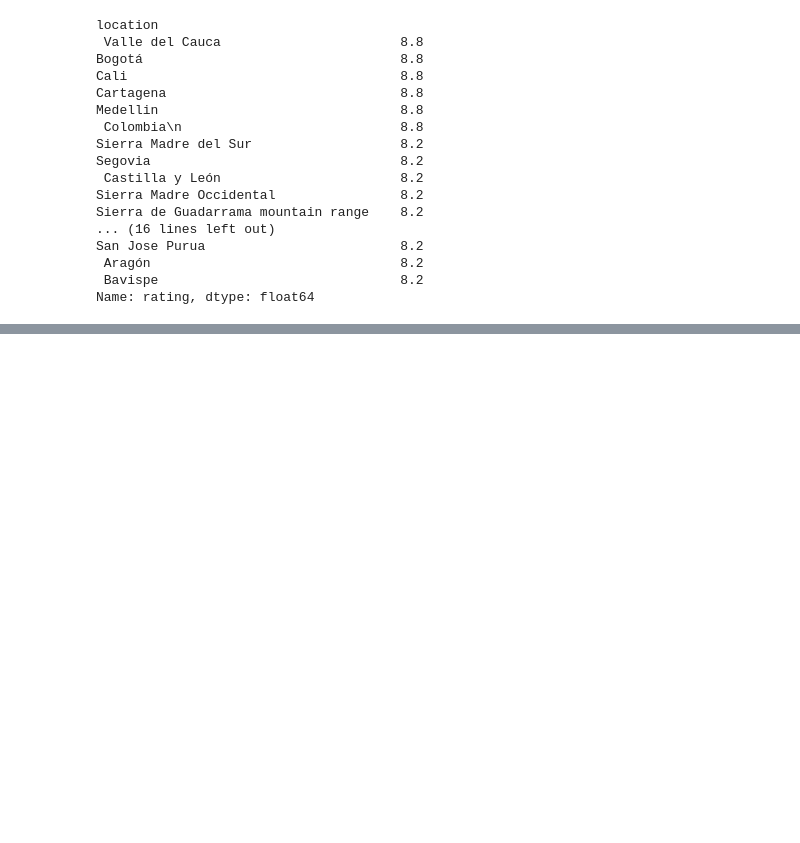
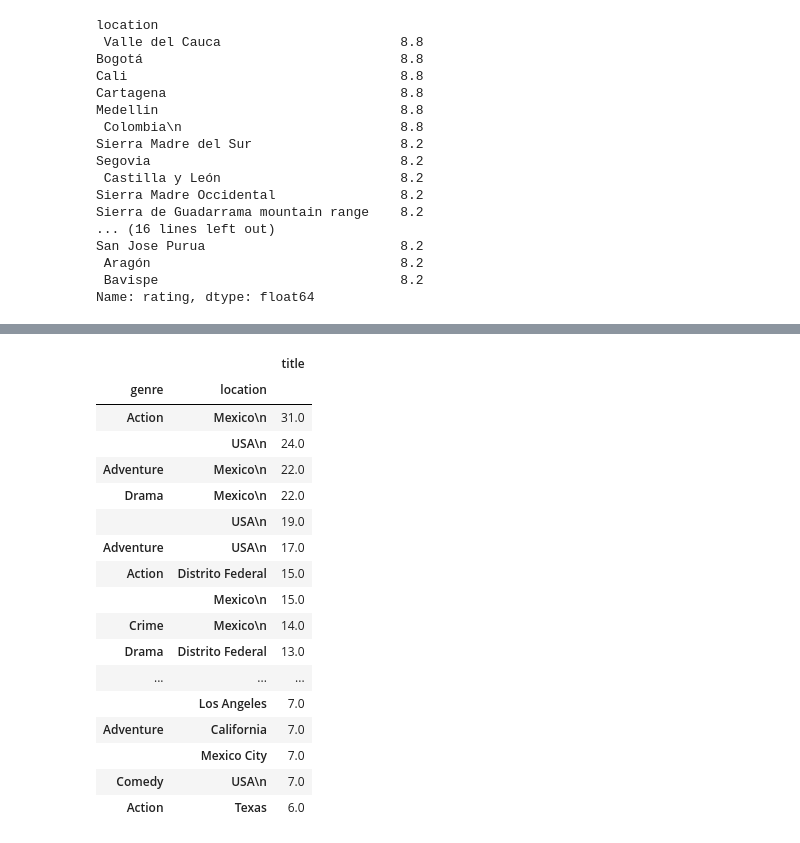
Before and after one commit to locfilm/Data_Science_Rep, a Jupyter notebook: PruebaLocfilm2.ipynb, the cells around one changed output, grey strips where cells are left out. Cells and saved outputs as stored; diff of their text form; code cells hidden in the pictures; blank space fills up the shorter version.

```diff
--- a/PruebaLocfilm2.ipynb
+++ b/PruebaLocfilm2.ipynb
@@ -304,0 +351,22 @@ Name: rating, dtype: float64
+# %%
+relation_gen_loc = df_final.groupby(['genre','location'])[['title']].count()
+relation_gen_loc.dropna().sort_values('title', ascending=False).head(30)
+# %% [output]
+|  |  | title |
+| genre | location |  |
+| Action | Mexico\n | 31.0 |
+|  | USA\n | 24.0 |
+| Adventure | Mexico\n | 22.0 |
+| Drama | Mexico\n | 22.0 |
+|  | USA\n | 19.0 |
+| Adventure | USA\n | 17.0 |
+| Action | Distrito Federal | 15.0 |
+|  | Mexico\n | 15.0 |
+| Crime | Mexico\n | 14.0 |
+| Drama | Distrito Federal | 13.0 |
+| ... | ... | ... |
+|  | Los Angeles | 7.0 |
+| Adventure | California | 7.0 |
+|  | Mexico City | 7.0 |
+| Comedy | USA\n | 7.0 |
+| Action | Texas | 6.0 |
```
Also changed, not shown: parts of 7 cells of this notebook.
